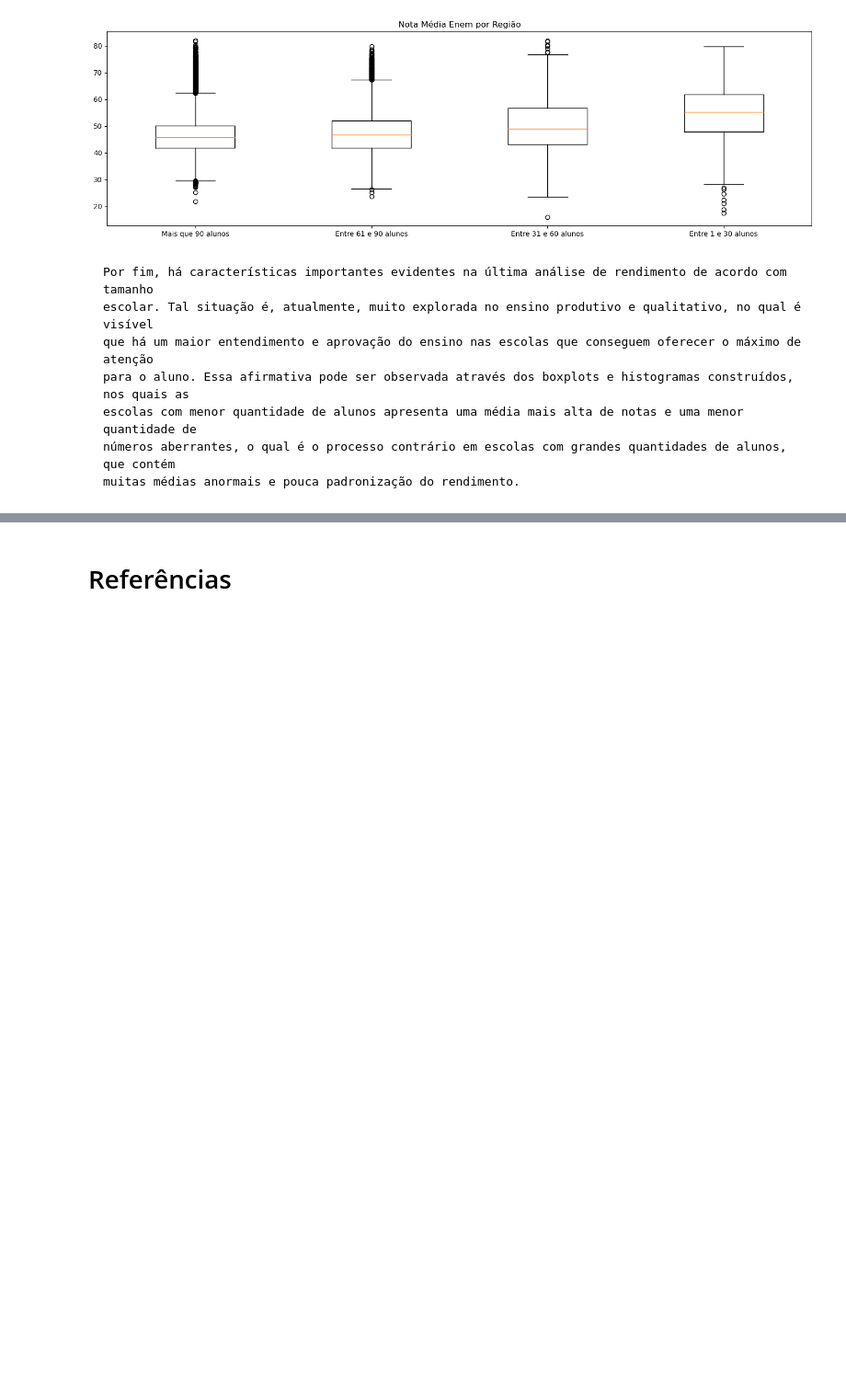
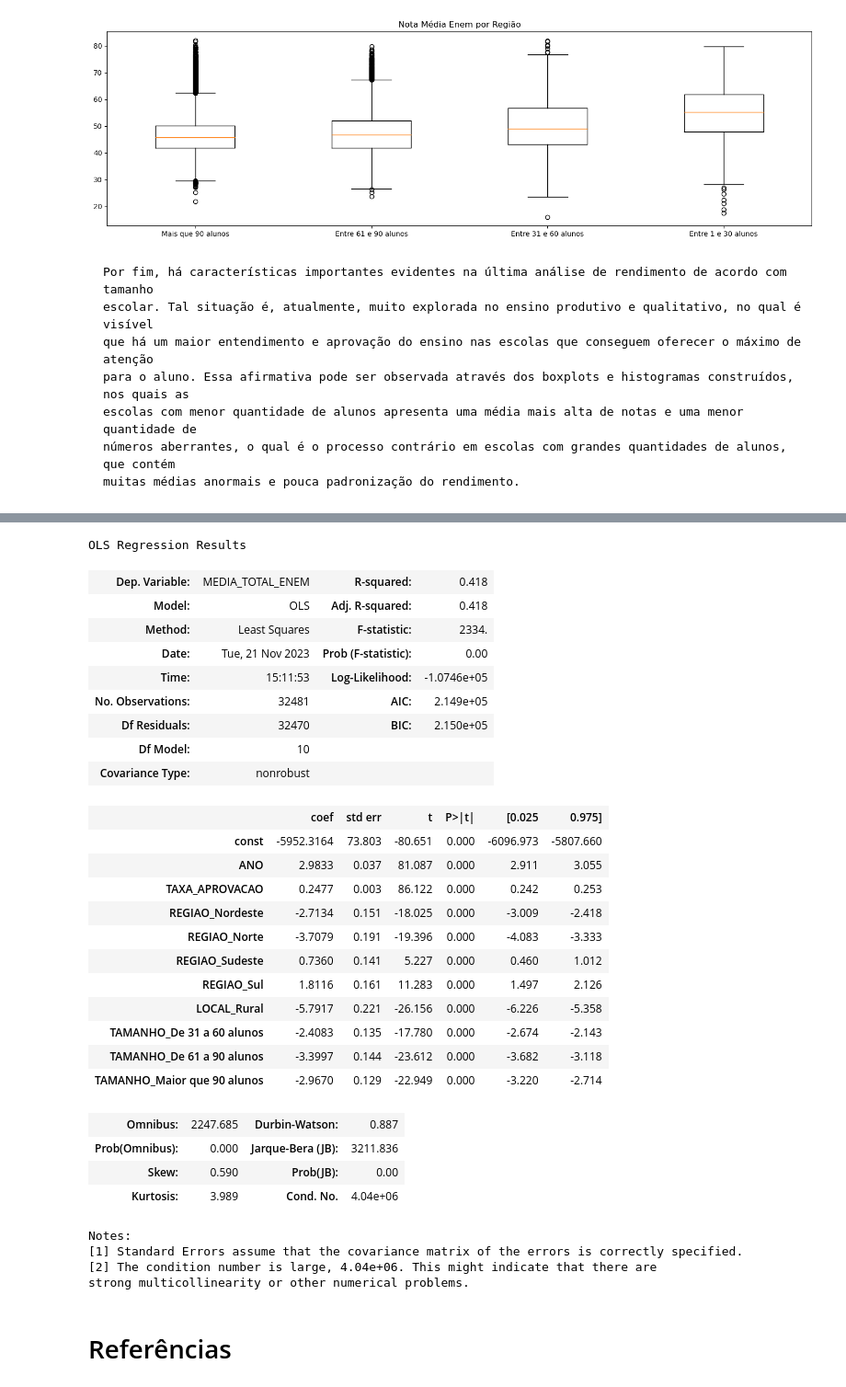
Before and after one commit to LuanaPLGuimaraes/Grupo12A_Projeto2_CDados, a Jupyter notebook: mineracao.ipynb, the cells around one changed output, grey strips where cells are left out. Shown at 92% size. Drawn from its saved outputs; the diff is of its cells as text; code cells hidden in the pictures; blank space fills up the shorter version.

Commit message:
regressao

```diff
--- a/mineracao.ipynb
+++ b/mineracao.ipynb
@@ -400,3 +381,55 @@ df_dummies.head()
+# %%
+X = df_dummies[['ANO', 'TAXA_APROVACAO', 'REGIAO_Nordeste', 'REGIAO_Norte',
+       'REGIAO_Sudeste', 'REGIAO_Sul','LOCAL_Rural', 'TAMANHO_De 31 a 60 alunos','TAMANHO_De 61 a 90 alunos','TAMANHO_Maior que 90 alunos']]
+Y = df_dummies['MEDIA_TOTAL_ENEM']
+
+
+### Função utilitária para fazer a regressão com constante adicionada
+
+def regress(Y,X):
+    '''
+    Y: coluna do DataFrame utilizada como variável resposta (TARGET)
+    X: coluna(s) do DataFrame utilizadas como variável(is) explicativas (FEATURES)
+    '''
+    X_cp = sm.add_constant(X)
+    model = sm.OLS(Y,X_cp)
+    results = model.fit()
+
+    return results
+
+results = regress(Y,X)
+results.summary()
+# %% [output]
+OLS Regression Results
+| Dep. Variable: | MEDIA_TOTAL_ENEM | R-squared: | 0.418 |
+| Model: | OLS | Adj. R-squared: | 0.418 |
+| Method: | Least Squares | F-statistic: | 2334. |
+| Date: | Tue, 21 Nov 2023 | Prob (F-statistic): | 0.00 |
+| Time: | 15:11:53 | Log-Likelihood: | -1.0746e+05 |
+| No. Observations: | 32481 | AIC: | 2.149e+05 |
+| Df Residuals: | 32470 | BIC: | 2.150e+05 |
+| Df Model: | 10 |  |  |
+| Covariance Type: | nonrobust |  |  |
+|  | coef | std err | t | P>|t| | [0.025 | 0.975] |
+| const | -5952.3164 | 73.803 | -80.651 | 0.000 | -6096.973 | -5807.660 |
+| ANO | 2.9833 | 0.037 | 81.087 | 0.000 | 2.911 | 3.055 |
+| TAXA_APROVACAO | 0.2477 | 0.003 | 86.122 | 0.000 | 0.242 | 0.253 |
+| REGIAO_Nordeste | -2.7134 | 0.151 | -18.025 | 0.000 | -3.009 | -2.418 |
+| REGIAO_Norte | -3.7079 | 0.191 | -19.396 | 0.000 | -4.083 | -3.333 |
+| REGIAO_Sudeste | 0.7360 | 0.141 | 5.227 | 0.000 | 0.460 | 1.012 |
+| REGIAO_Sul | 1.8116 | 0.161 | 11.283 | 0.000 | 1.497 | 2.126 |
+| LOCAL_Rural | -5.7917 | 0.221 | -26.156 | 0.000 | -6.226 | -5.358 |
+| TAMANHO_De 31 a 60 alunos | -2.4083 | 0.135 | -17.780 | 0.000 | -2.674 | -2.143 |
+| TAMANHO_De 61 a 90 alunos | -3.3997 | 0.144 | -23.612 | 0.000 | -3.682 | -3.118 |
+| TAMANHO_Maior que 90 alunos | -2.9670 | 0.129 | -22.949 | 0.000 | -3.220 | -2.714 |
+| Omnibus: | 2247.685 | Durbin-Watson: | 0.887 |
+| Prob(Omnibus): | 0.000 | Jarque-Bera (JB): | 3211.836 |
+| Skew: | 0.590 | Prob(JB): | 0.00 |
+| Kurtosis: | 3.989 | Cond. No. | 4.04e+06 |
+Notes:
+[1] Standard Errors assume that the covariance matrix of the errors is correctly specified.
+[2] The condition number is large, 4.04e+06. This might indicate that there are
+strong multicollinearity or other numerical problems.
 # %% [markdown]
 # Referências
 # %% [markdown]
```
Also changed, not shown: parts of 6 cells of this notebook.
